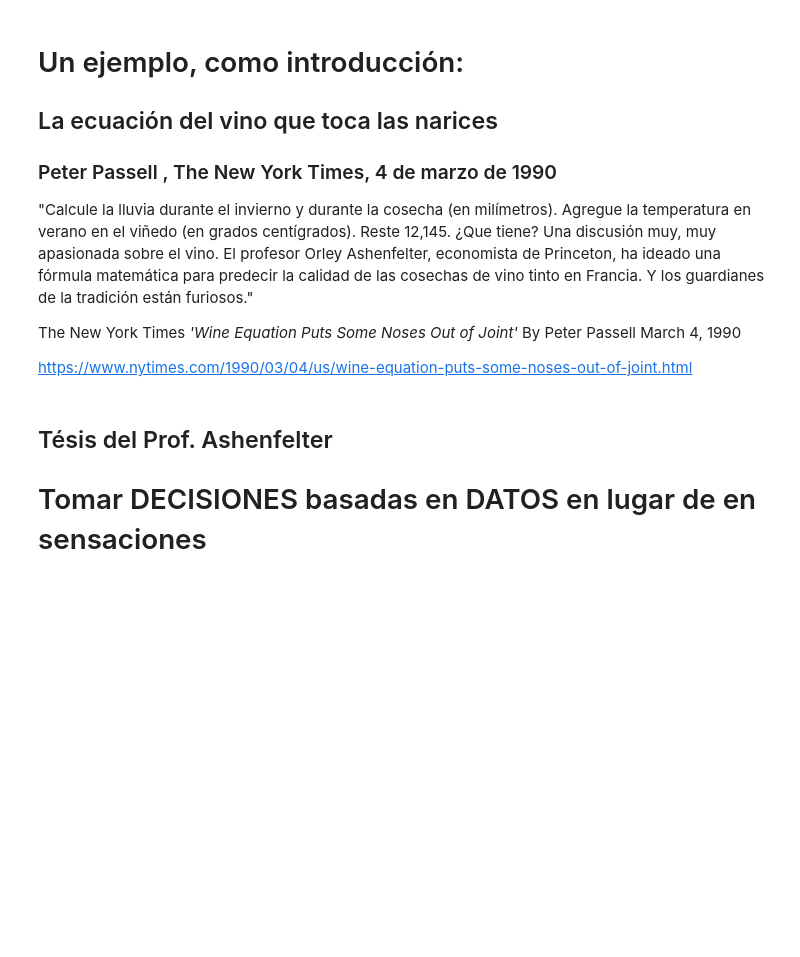
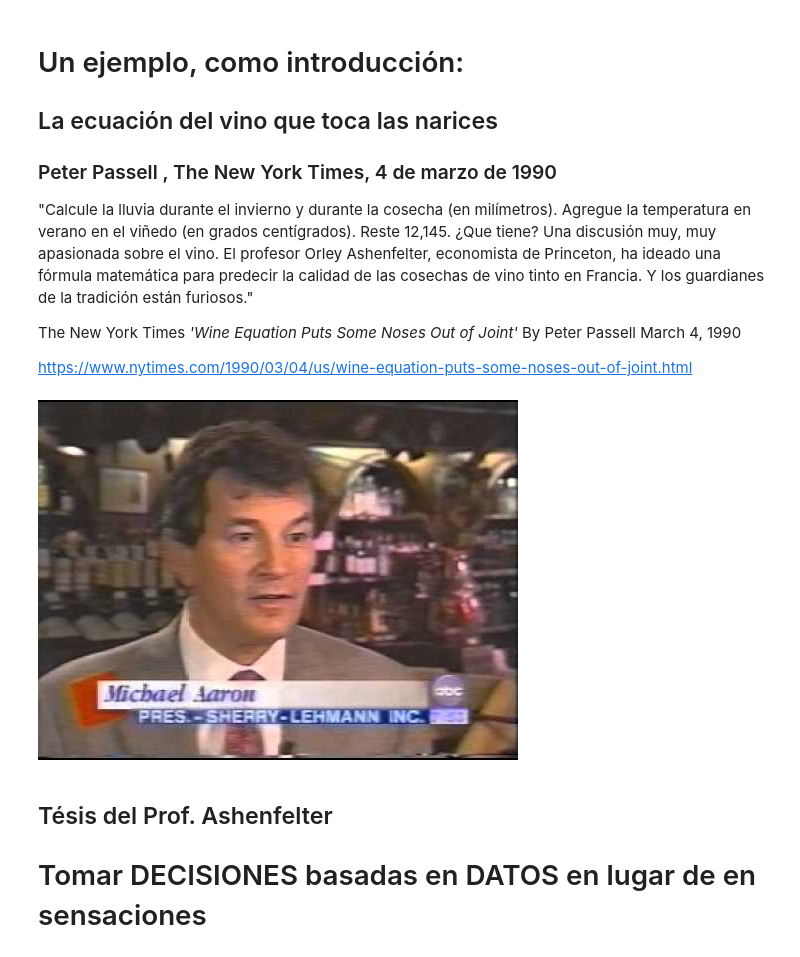
Before and after one commit to fizcogar/Intro-IA, a Jupyter notebook: Intro-IA-1.ipynb, the cells around one changed output. Drawn from its saved outputs; the diff is of its cells as text; code cells hidden in the pictures; blank space fills up the shorter version.

```diff
--- a/Intro-IA-1.ipynb
+++ b/Intro-IA-1.ipynb
@@ -95,11 +95,13 @@ March 4, 1990
 https://www.nytimes.com/1990/03/04/us/wine-equation-puts-some-noses-out-of-joint.html
 # %%
 # Para ver el video original en YouTube:
-#from IPython.display import YouTubeVideo
-#YouTubeVideo('Ec8hPHLMyzY')
+from IPython.display import YouTubeVideo
+YouTubeVideo('Ec8hPHLMyzY')
 
-from IPython.display import Video
-Video("videos/AshenfelterGoodMorningAmerica_es.m4v")
+#from IPython.display import Video
+#Video("videos/AshenfelterGoodMorningAmerica_es.m4v")
+# %% [output]
+[figure, added]
 # %% [markdown]
 ## Tésis del Prof. Ashenfelter
 
```
Also changed, not shown: parts of 11 cells of this notebook.
